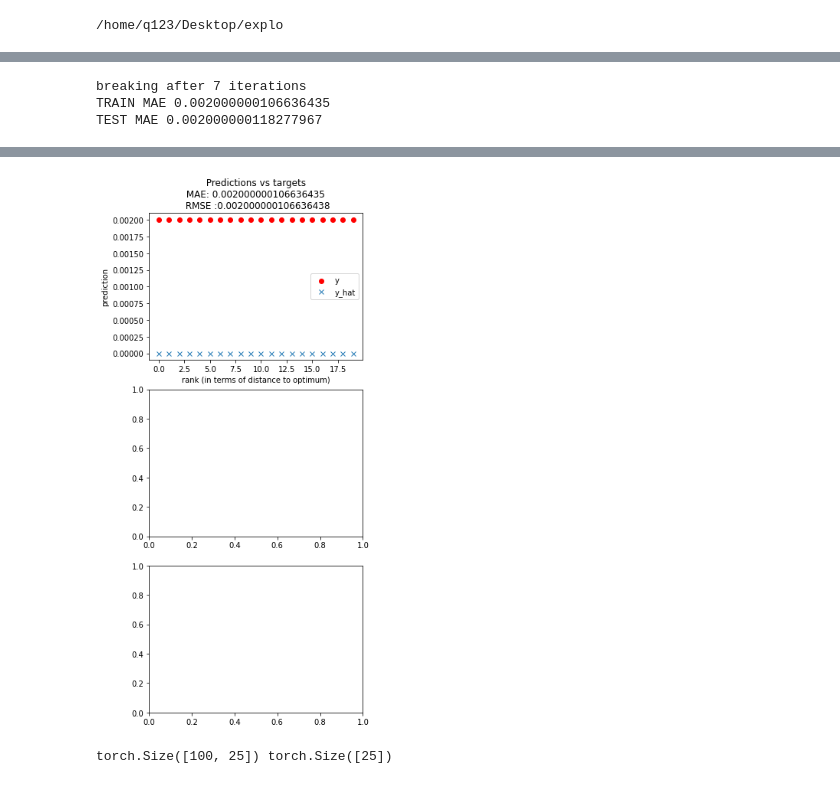
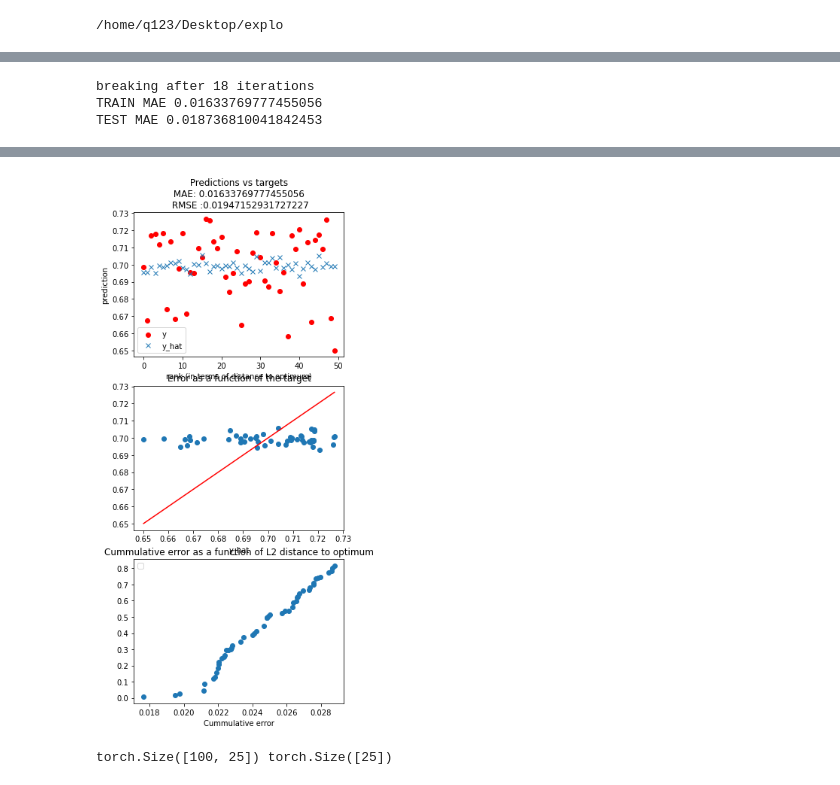
Before and after one commit to kallel-mahdi/explo, a Jupyter notebook: experiments/tester.ipynb, the cells around one changed output, grey strips where cells are left out. Saved outputs shown, nothing was run; the diff lists cells and outputs as text; code cells hidden in the pictures.

```diff
--- a/experiments/tester.ipynb
+++ b/experiments/tester.ipynb
@@ -19,20 +19,20 @@ logger = logging.getLogger()
 # %%
 from src.tester import Tester
 
-#env_name = "Swimmer-v4"
-env_name = "CartPole-v1"
+env_name = "Swimmer-v4"
+#env_name = "CartPole-v1"
 kernel_name = "rbf"
-kernel_name2 = "linearstate"
+kernel_name2 = "rbfstate"
 delta = 1e-2
-n_train =20
-n_test = 30
+n_train =50
+n_test = 100
 n_episodes = 1 ### number of times to run parameters in test / for train it's one
 # %%
 env_config,likelihood_config,kernel_config,_,_ = get_configs(env_name,kernel_name)
-additional_layers=[4]
+additional_layers=[]
 model,objective_env = setup_experiment(env_config,kernel_config,likelihood_config,additional_layers)
 tester = Tester(model,objective_env,
-                 local_opt ="/home/q123/Desktop/explo/local_optima/CartPole-v1_[4, 4, 1]",
+                 local_opt ="/home/q123/Desktop/explo/local_optima/Swimmer-v4_[8, 2]",
                  use_opt_states = True,
                  delta =delta,
                  n_train=n_train,n_test=n_test,n_episodes=n_episodes)
@@ -72,9 +64,9 @@ X = torch.linalg.solve_triangular(A, B). (Triggered internally at  ../aten/src/A
 # %%
 env_config,likelihood_config,kernel_config,_,_ = get_configs(env_name,kernel_name2)
-additional_layers=[4]
+additional_layers=[]
 model,objective_env = setup_experiment(env_config,kernel_config,likelihood_config,additional_layers)
 tester = Tester(model,objective_env,
-                 local_opt ="/home/q123/Desktop/explo/local_optima/CartPole-v1_[4, 4, 1]",
+                 local_opt ="/home/q123/Desktop/explo/local_optima/Swimmer-v4_[8, 2]",
                  use_opt_states = True,
                  delta =delta,
                  n_train=n_train,n_test=n_test,n_episodes=n_episodes)
@@ -223,9 +212,9 @@ print("TRAIN MAE",np.mean(np.abs(Y_train_pred-Y)))
 Y_test_pred = predict(gamma_k,Phi,Y,Phi_test=Phi_t)
 print("TEST MAE",np.mean(np.abs(Y_test_pred-Y_t)))
 # %% [output]
-breaking after 7 iterations
-TRAIN MAE 0.002000000106636435
-TEST MAE 0.002000000118277967
+breaking after 18 iterations
+TRAIN MAE 0.01633769777455056
+TEST MAE 0.018736810041842453
 # %%
-tester.plot(train_x,Y,Y_train_pred,local_opt.squeeze(),"train")
+tester.plot(train_x,torch.tensor(Y),Y_train_pred,local_opt.squeeze(),"train")
 # %% [output]
@@ -233,4 +222,4 @@ TypeError: argsort(): argument 'input' (position 1) must be Tensor, not numpy.nd
-[figure, old version]
+[figure, new version]
 # %%
 plot(test_x,local_opt.squeeze(),Y_t,Y_test_pred)
 # %% [output]
```
Also changed, not shown: parts of 6 cells of this notebook, 5 other files.
